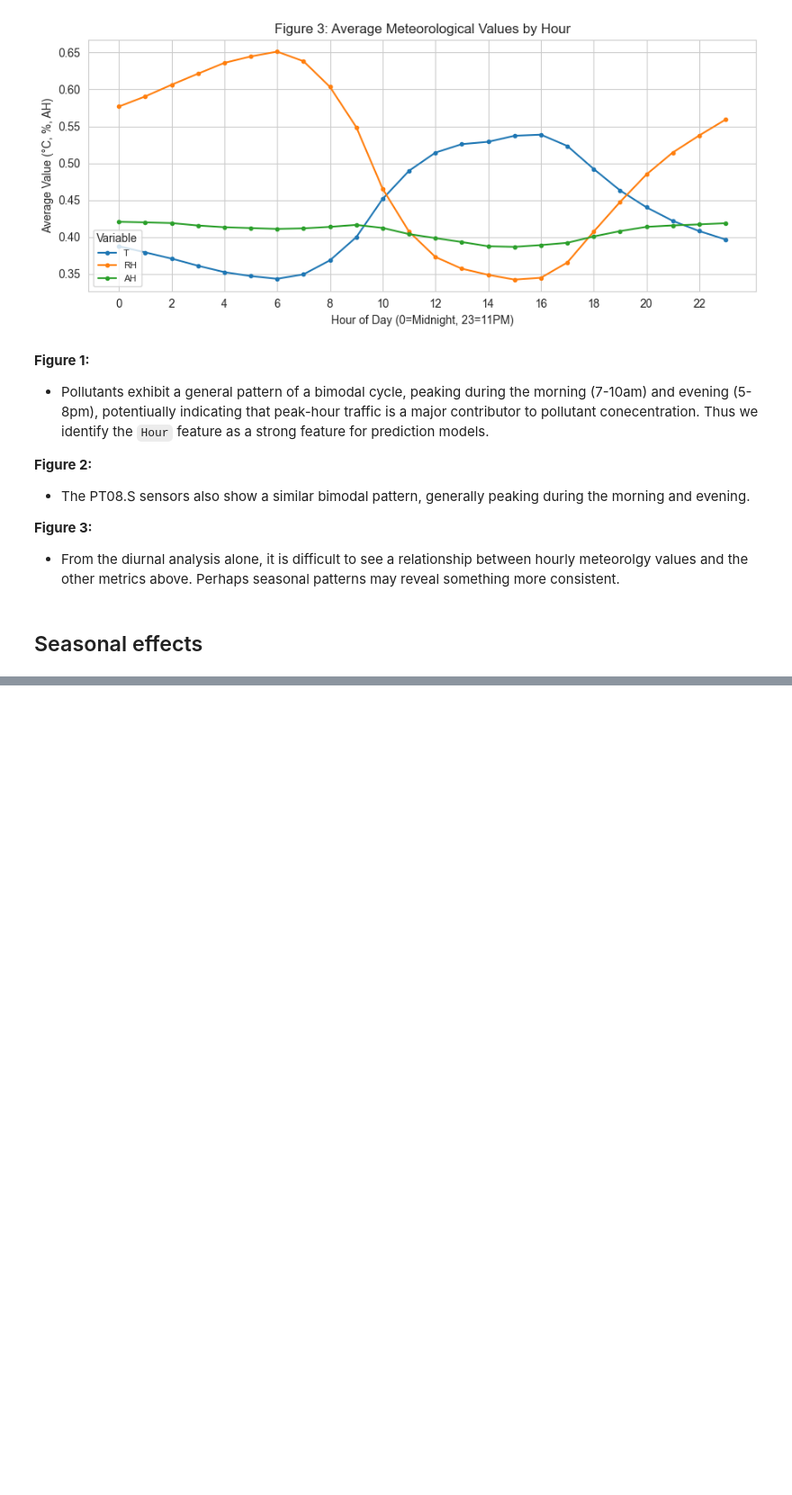
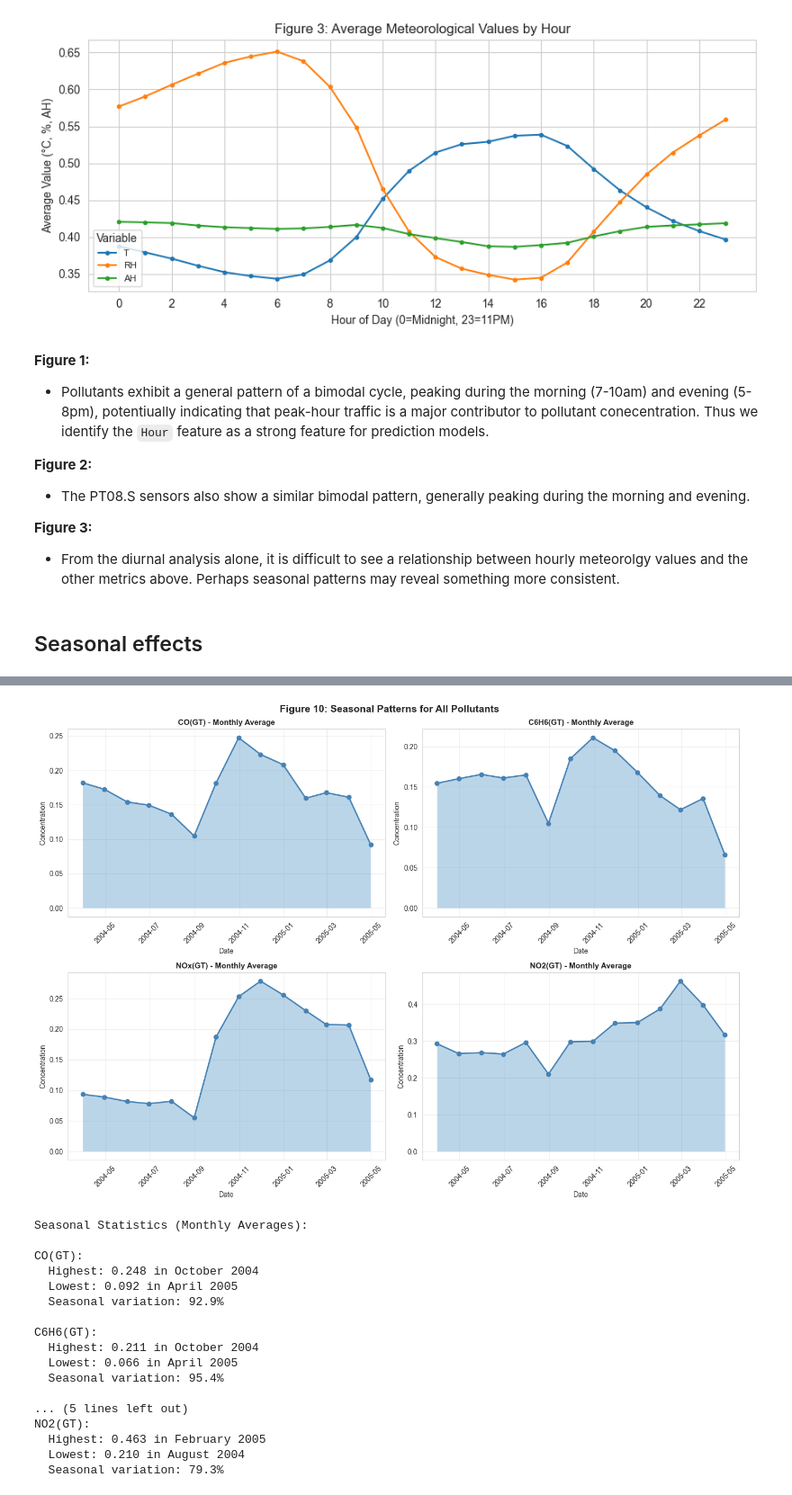
Before and after one commit to jerryjlzhou/9417_Group_Project, a Jupyter notebook: src/data/data_analysis.ipynb, the cells around one changed output, grey strips where cells are left out. Shown at 90% size. Drawn from its saved outputs; the diff is of its cells as text; code cells hidden in the pictures; blank space fills up the shorter version.

Commit message:
Deeper data analysis + xgboost final model

```diff
--- a/src/data/data_analysis.ipynb
+++ b/src/data/data_analysis.ipynb
@@ -192,0 +206,46 @@ plt.show()
+# %%
+# Enhanced seasonal analysis - all pollutants
+fig, axes = plt.subplots(2, 2, figsize=(14, 10))
+axes = axes.flatten()
+
+for idx, pollutant in enumerate(pollutant_cols):
+    monthly_avg = df_processed[pollutant].resample('M').mean()
+    axes[idx].plot(monthly_avg.index, monthly_avg.values, marker='o', linewidth=2, color='steelblue')
+    axes[idx].fill_between(monthly_avg.index, monthly_avg.values, alpha=0.3)
+    axes[idx].set_title(f'{pollutant} - Monthly Average', fontsize=11, fontweight='bold')
+    axes[idx].set_ylabel('Concentration', fontsize=10)
+    axes[idx].set_xlabel('Date', fontsize=10)
+    axes[idx].grid(alpha=0.3)
+    axes[idx].tick_params(axis='x', rotation=45)
+
+plt.suptitle('Figure 10: Seasonal Patterns for All Pollutants', fontsize=14, fontweight='bold')
+plt.tight_layout()
+plt.show()
+
+# Calculate seasonal statistics
+print("\nSeasonal Statistics (Monthly Averages):")
+for pollutant in pollutant_cols:
+    monthly_avg = df_processed[pollutant].resample('M').mean()
+    print(f"\n{pollutant}:")
+    print(f"  Highest: {monthly_avg.max():.3f} in {monthly_avg.idxmax().strftime('%B %Y')}")
+    print(f"  Lowest: {monthly_avg.min():.3f} in {monthly_avg.idxmin().strftime('%B %Y')}")
+    print(f"  Seasonal variation: {((monthly_avg.max() - monthly_avg.min()) / monthly_avg.mean() * 100):.1f}%")
+# %% [output]
+[figure, added]
+Seasonal Statistics (Monthly Averages):
+
+CO(GT):
+  Highest: 0.248 in October 2004
+  Lowest: 0.092 in April 2005
+  Seasonal variation: 92.9%
+
+C6H6(GT):
+  Highest: 0.211 in October 2004
+  Lowest: 0.066 in April 2005
+  Seasonal variation: 95.4%
+
+... (5 lines left out)
+NO2(GT):
+  Highest: 0.463 in February 2005
+  Lowest: 0.210 in August 2004
+  Seasonal variation: 79.3%
```
Also changed, not shown: parts of 13 cells of this notebook, 4 other files.
